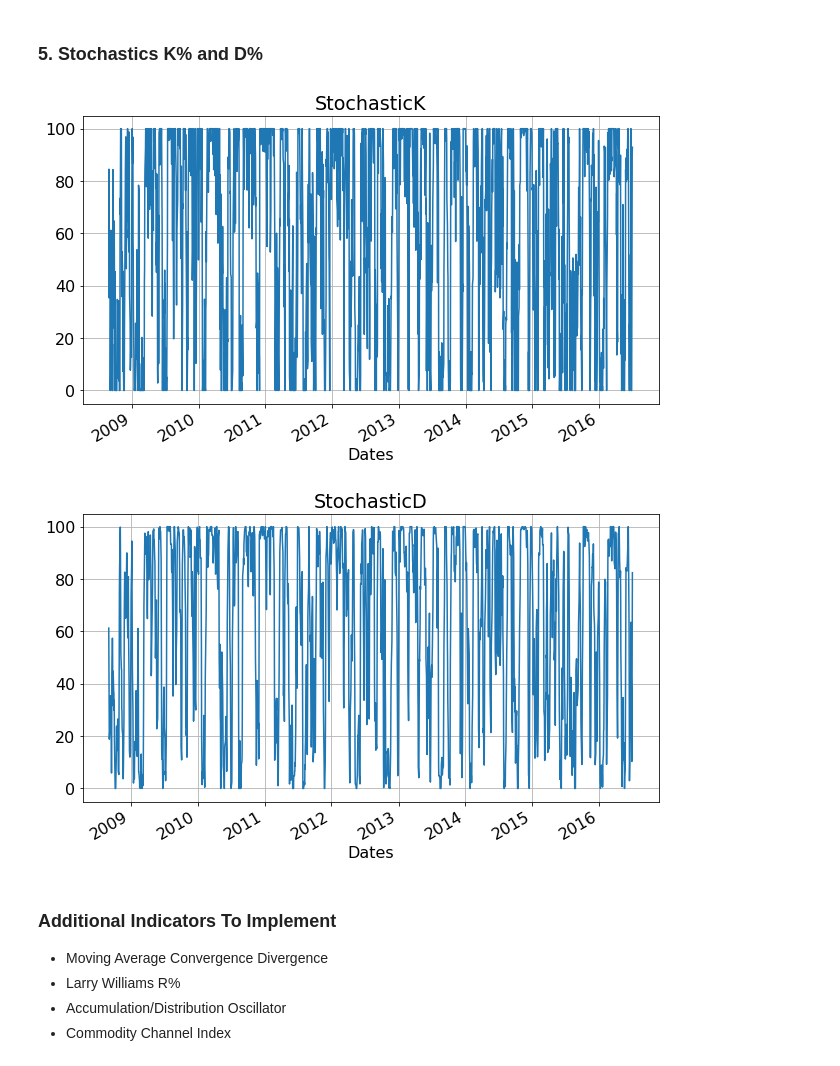
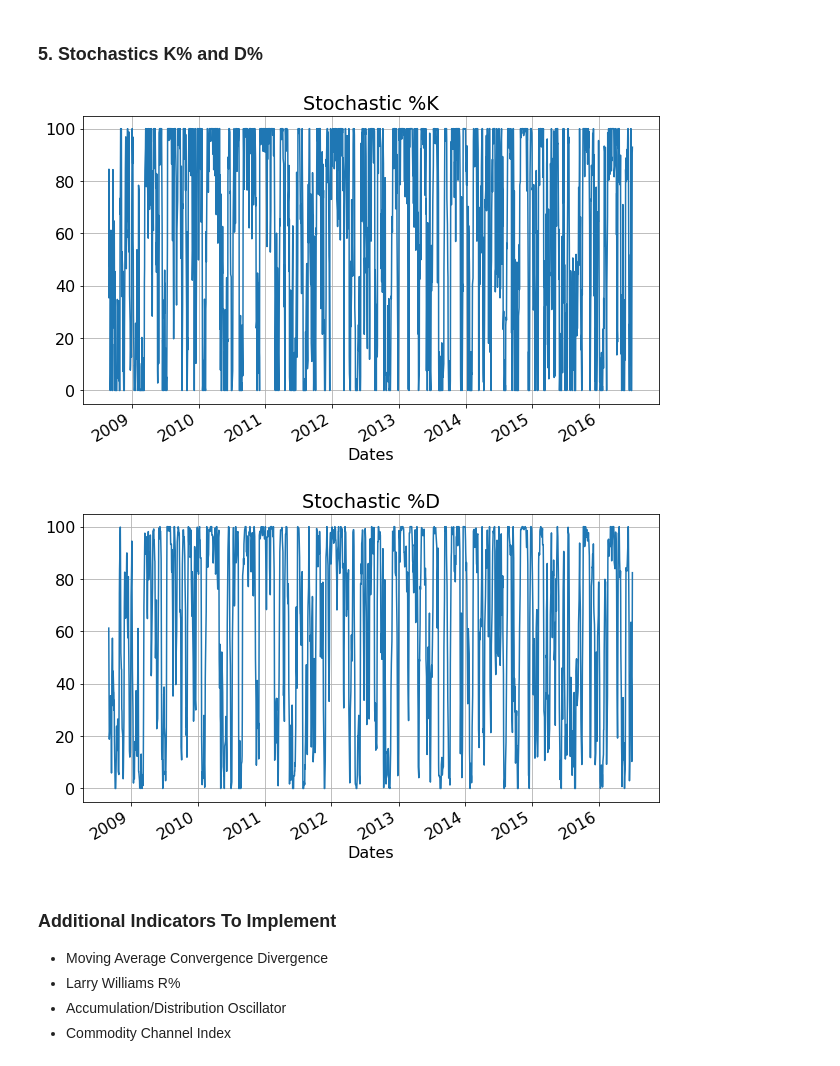
Before and after one commit to machar94/stockprediction, a Jupyter notebook: project.ipynb, the cells around one changed output. Cells and saved outputs as stored; diff of their text form; code cells hidden in the pictures.

```diff
--- a/project.ipynb
+++ b/project.ipynb
@@ -360,41 +360,41 @@ indicators[key] = v
 # %%
 # As desribed in this page: https://www.investopedia.com/articles/technical/073001.asp
 params['stochastic.window'] = 14
-keys = ['StochasticK', 'StochasticD']
+keys = ['Stochastic %K', 'Stochastic %D']
 
 def stochastics(price, n=14):
 
     k = np.full(price.shape, np.nan)
     for i in range(0, len(price)-n+1):
         cp = price[i+n-1] # closing price
         ll = np.min(price[i:i+n]) # lowest low
         hh = np.max(price[i:i+n]) # highest high
         k[i+n-1] = 100 * (cp - ll) / (hh - ll)
 
     # For %D it is a 3 day SMA of %K (hence +2)
     d = np.full(price.shape, np.nan)
     for i in range(n+2,len(price)):
         d[i] = k[i-2:i+1].mean()
 
     return (k, d)
 
 result = stochastics(price.to_numpy(), n=params['stochastic.window'])
-indicators['StochasticK'], indicators['StochasticD'] = result
+indicators['Stochastic %K'], indicators['Stochastic %D'] = result
 
 # Finally plot and convert into an +1/-1 value
 for key in keys:
     plotIndicator(indicators[key], key, x=dates)
 
     with warnings.catch_warnings():
         # Comparison with nan values creates warnings
         warnings.filterwarnings('ignore', 'invalid')
         diff = np.diff(indicators[key])
         indicators[key][1:][np.equal(~np.isnan(diff),diff >= 0)] = 1
         indicators[key][1:][np.equal(~np.isnan(diff),diff < 0)] = -1
         verifyTrend(indicators[key])
 # %% [output]
-[figure, old version]
+[figure, new version]
-[figure, old version]
+[figure, new version]
 # %% [markdown]
 ### Additional Indicators To Implement
 - Moving Average Convergence Divergence
```
Also changed, not shown: parts of 2 cells of this notebook.
